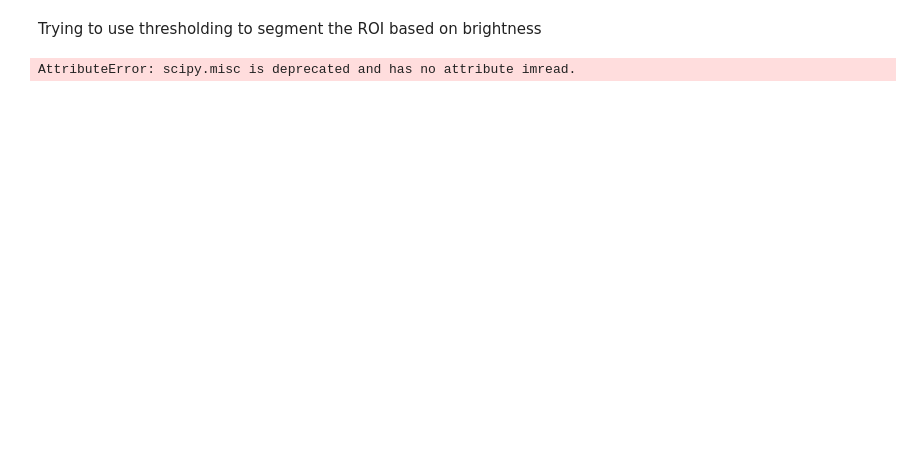
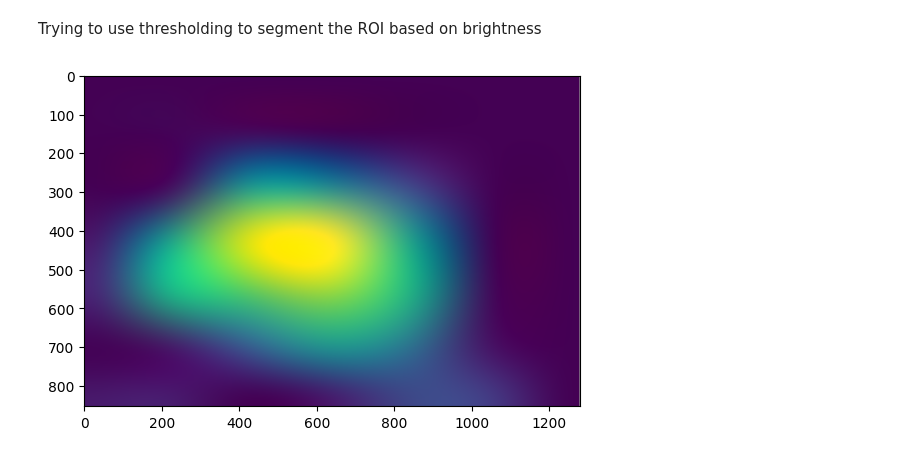
Before and after one commit to Cralsic123/Classifier-Based-Evaluation-of-Image-Feature-Importance, a Jupyter notebook: Classifier_Based_Evaluation_of_Image_Feature_Importance.ipynb, the cells around one changed output. Cells and saved outputs as stored; diff of their text form; code cells hidden in the pictures; blank space fills up the shorter version.

```diff
--- a/Classifier_Based_Evaluation_of_Image_Feature_Importance.ipynb
+++ b/Classifier_Based_Evaluation_of_Image_Feature_Importance.ipynb
@@ -45,29 +34,21 @@ cv2.destroyAllWindows()
 original_roi = cv2.cvtColor(segmented_roi, cv2.COLOR_BGR2GRAY)
 # %%
 import numpy as np
-from scipy import misc, ndimage
+import imageio
+import matplotlib as plt
+from scipy import ndimage
+grad_cam = imageio.imread('/content/Kitten/Grad-CAM.png')  # Assuming Grad-CAM.png is the filename of your Grad-CAM image
+kitten = imageio.imread('/content/Kitten/kitten.jpeg')  # Assuming Kitten.jpeg is the filename of your ground truth image
 
-# Load the images
-grad_cam = misc.imread('/content/Kitten/Grad-CAM.png')  # Assuming Grad-CAM.png is the filename of your Grad-CAM image
-kitten = misc.imread('/content/Kitten/kitten.jpeg')  # Assuming Kitten.jpeg is the filename of your ground truth image
-
-# Get the dimensions of the ground truth image
 gt_height, gt_width, _ = kitten.shape
-
-# Get the dimensions of the Grad-CAM image
 cam_height, cam_width, _ = grad_cam.shape
 
-# Calculate the scaling factors for zooming
 scale_height = gt_height / cam_height
 scale_width = gt_width / cam_width
 
-# Zoom the Grad-CAM image
 zoomed_cam = ndimage.zoom(grad_cam, (scale_height, scale_width, 1))
-
-# Save or display the zoomed Grad-CAM image
-misc.imsave('Zoomed_Grad_CAM.png', zoomed_cam)  # Save the zoomed image to a file
-# or
-# plt.imshow(zoomed_cam)  # Display the zoomed image using matplotlib
-# plt.show()
-# %% [output]
-AttributeError: scipy.misc is deprecated and has no attribute imread.
+# %%
+plt.imshow(zoomed_cam)
+plt.show()
+# %% [output]
+[figure, added]
```
Also changed, not shown: parts of 5 cells of this notebook.
